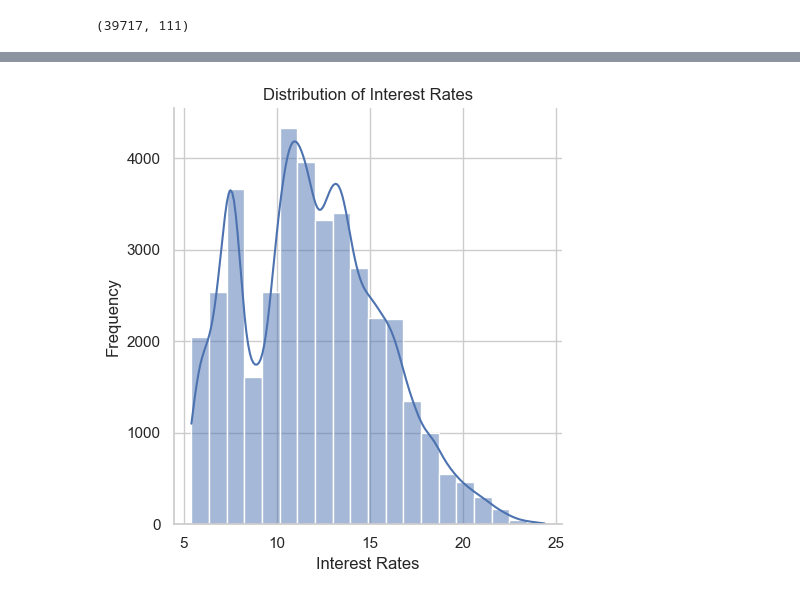
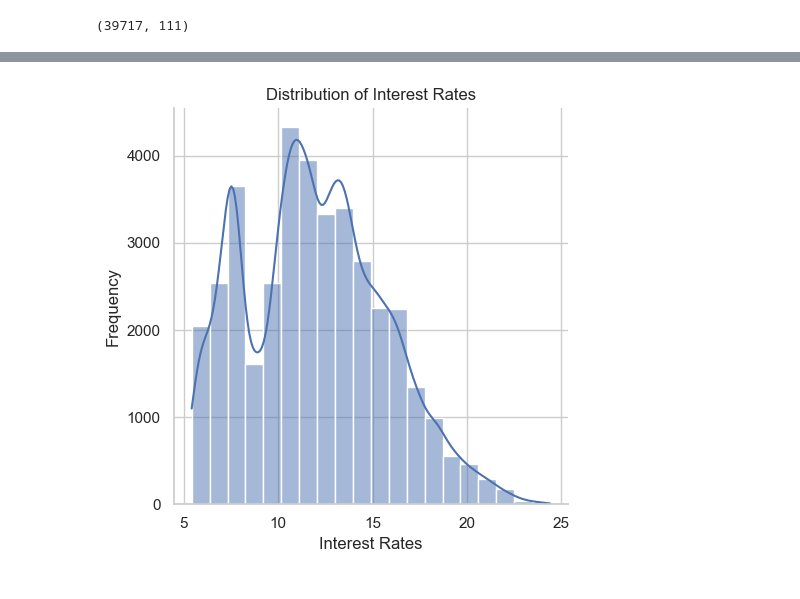
Before and after one commit to sowmilydutta/Lending_Club_Case_Study, a Jupyter notebook: Sowmily_Dutta_Case_study.ipynb, the cells around one changed output, grey strips where cells are left out. Saved outputs shown, nothing was run; the diff lists cells and outputs as text; code cells hidden in the pictures.

```diff
--- a/Sowmily_Dutta_Case_study.ipynb
+++ b/Sowmily_Dutta_Case_study.ipynb
@@ -68,5 +73,6 @@ dtype: float64
 missing_threshold = 0.7 * len(df)
 df_cleaned = df.dropna(thresh=missing_threshold, axis=1)
 not_reqd = ["member_id","policy_code","url","zip_code","emp_title","title","last_pymnt_d",
-            "out_prncp","out_prncp_inv","revol_bal","addr_state","issue_d","pymnt_plan","initial_list_status"]
+            "out_prncp","out_prncp_inv","revol_bal","pymnt_plan","issue_d","initial_list_status","application_type",
+            "acc_now_delinq", "delinq_amnt"]
 df_cleaned = df_cleaned.drop(not_reqd,axis=1)
@@ -185,9 +177,10 @@ plt.show()
 # %%
-# Plot the distribution of interest rates
+# Figure 2: Plot the distribution of interest rates
 sns.displot(df_cleaned["int_rate"], bins=20, kde=True)
 plt.title("Distribution of Interest Rates")
 plt.xlabel('Interest Rates')
 plt.ylabel('Frequency')
+plt.tight_layout()
 plt.show()
 # %% [output]
-[figure, old version]
+[figure, new version]
```
Also changed, not shown: parts of 41 cells of this notebook.
